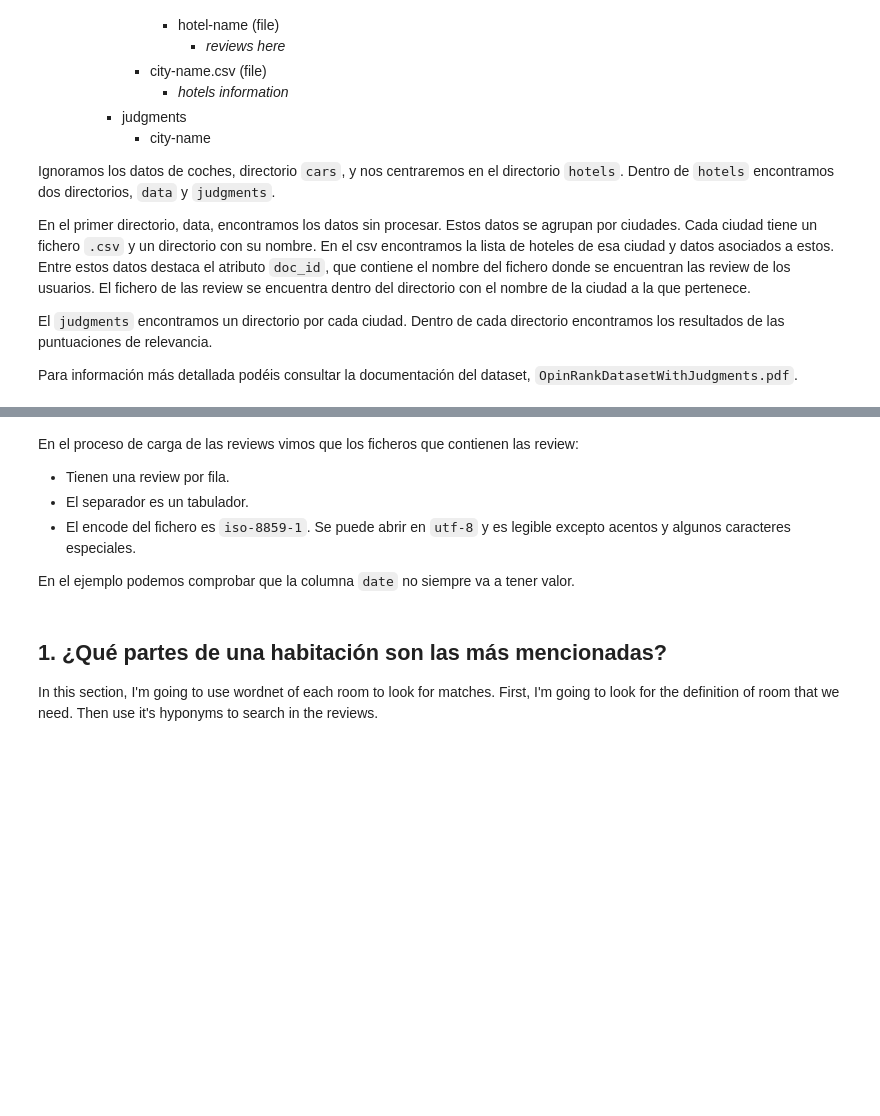
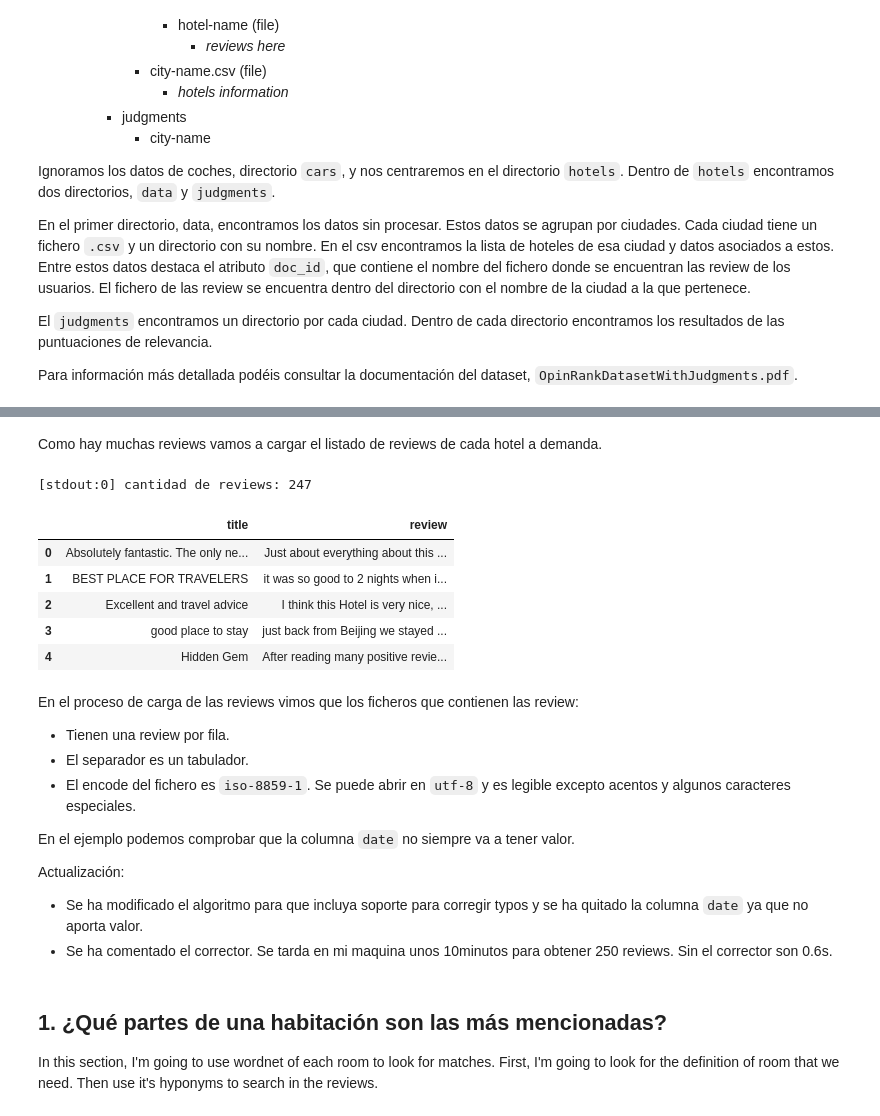
Before and after one commit to MiquelToni/p2-analisis-validaciones, a Jupyter notebook: u1-actividad-nlp.ipynb, the cells around one changed output, grey strips where cells are left out. Cells and saved outputs as stored; diff of their text form; code cells hidden in the pictures; blank space fills up the shorter version.

```diff
--- a/u1-actividad-nlp.ipynb
+++ b/u1-actividad-nlp.ipynb
@@ -54,26 +66,49 @@ hotels.head()
+# %% [markdown]
+Como hay muchas reviews vamos a cargar el listado de reviews de cada hotel a demanda.
 # %%
+%%px
+# from textblob import TextBlob
+# def spellcheck(inputText):
+#   blob = TextBlob(str(inputText))
+#   return str(blob.correct())
+
 # Dada una fila/row del dataframe hotels del apartado anterior, nos devuelve un dataframe con las reviews
 def getReviews(hotel):
   docId = hotel["doc_id"]
   city = hotel["city"]
   fileName = f"data/hotels/data/{city}/{docId}"
   try:
-    reviews = pd.read_csv(fileName, delimiter="\t", index_col=False, header=None, encoding="iso-8859-1")
+    reviews = pd.read_csv(fileName, delimiter="\t", index_col=False, header=None, encoding="iso-8859-1", on_bad_lines='skip')
     reviews.columns = ["date", "title", "review", "empty"]
-    reviews = reviews.drop(columns="empty") # last column is generated by a tab before end of line
+
+    # la columna de date no la vamos a usar y la ultima columna, empty, es resultado de tener un tabulador
+    # a final de cada linea. No hay datos. Por lo tanto las quitamos
+    reviews = reviews.drop(columns=["date", "empty"])
+
+    # corregir ortografía. Es muuuuy lento
+    # reviews["title"] = reviews["title"].apply(spellcheck)
+    # reviews["review"] = reviews["review"].apply(spellcheck)
+
     return reviews
   except FileNotFoundError:
     return pd.DataFrame()
   except Exception as e:
-    if hasattr(e, 'message'):
-      print(f"No se ha podido leer las reviews de {fileName}. Error {e.message}")
-    else:
-      print(e)
+    print(e)
     return pd.DataFrame()
-
-# test the function
-reviews = getReviews(hotels.iloc[10])
-reviews.head()
+# %%
+%%px --targets 0
+# test the function
+reviews = getReviews(hotels.iloc[0])
+print(f"cantidad de reviews: {len(reviews)}")
+reviews.head()
+# %% [output]
+[stdout:0] cantidad de reviews: 247
+|  | title | review |
+| 0 | Absolutely fantastic. The only ne... | Just about everything about this ... |
+| 1 | BEST PLACE FOR TRAVELERS | it was so good to 2 nights when i... |
+| 2 | Excellent and travel advice | I think this Hotel is very nice, ... |
+| 3 | good place to stay | just back from Beijing we stayed ... |
+| 4 | Hidden Gem | After reading many positive revie... |
 # %% [markdown]
 En el proceso de carga de las reviews vimos que los ficheros que contienen las review:
 - Tienen una review por fila.
@@ -81,6 +116,10 @@ En el proceso de carga de las reviews vimos que los ficheros que contienen las r
 - El encode del fichero es `iso-8859-1`. Se puede abrir en `utf-8` y es legible excepto acentos y algunos caracteres especiales.
 
 En el ejemplo podemos comprobar que la columna `date` no siempre va a tener valor.
+
+Actualización:
+  - Se ha modificado el algoritmo para que incluya soporte para corregir typos y se ha quitado la columna `date` ya que no aporta valor.
+  - Se ha comentado el corrector. Se tarda en mi maquina unos 10minutos para obtener 250 reviews. Sin el corrector son 0.6s.
 # %% [markdown]
 ## 1. ¿Qué partes de una habitación son las más mencionadas?
 
```
Also changed, not shown: parts of 23 cells of this notebook.
